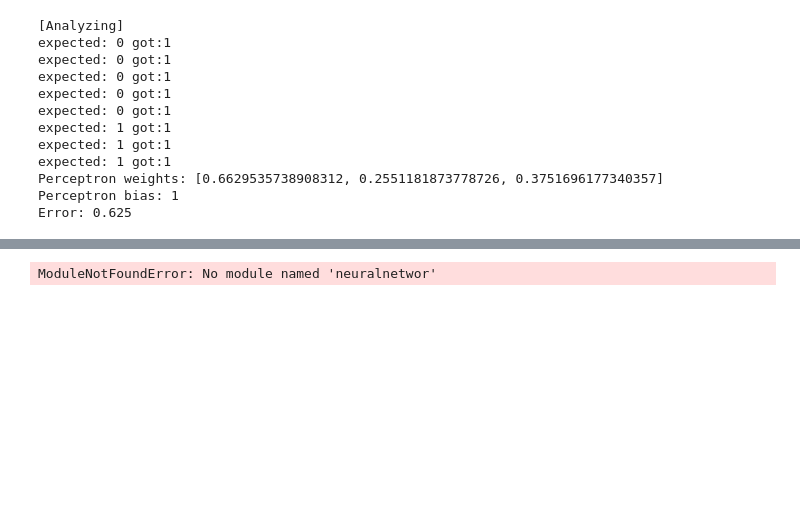
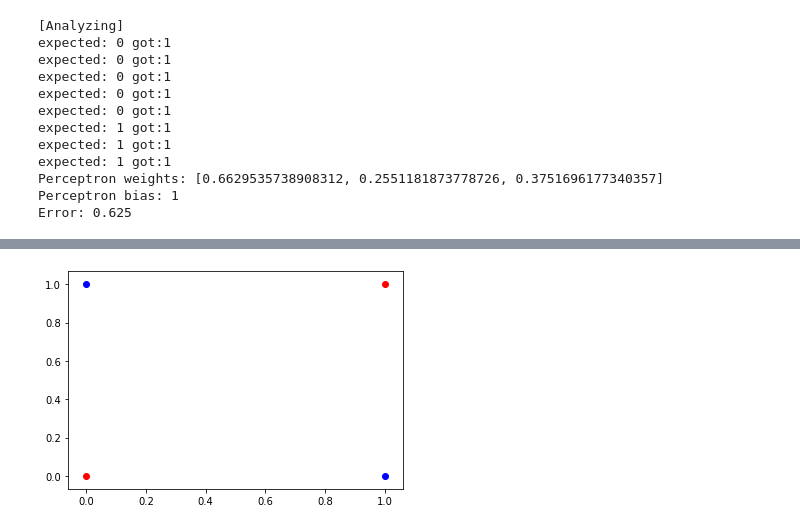
Before and after one commit to ramonmoraes/neural-network-study, a Jupyter notebook: notebook/perceptron.ipynb, the cells around one changed output, grey strips where cells are left out. Drawn from its saved outputs; the diff is of its cells as text; code cells hidden in the pictures; blank space fills up the shorter version.

```diff
--- a/notebook/perceptron.ipynb
+++ b/notebook/perceptron.ipynb
@@ -163,15 +150,20 @@ Error: 0.0
 # %%
 """
 
 
 
 
 
 
 
 
 E agora?
 """
-from neuralnetwor.dataset import XOR_DATASET
+from neuralnetwork.dataset import XOR_DATASET
+
+perceptron = Perceptron([0,0])
+trainer = Trainer(XOR_DATASET, perceptron)
+
+scatter_2d(XOR_DATASET)
 # %% [output]
-ModuleNotFoundError: No module named 'neuralnetwor'
+[figure, added]
```
Also changed, not shown: parts of 4 cells of this notebook.
